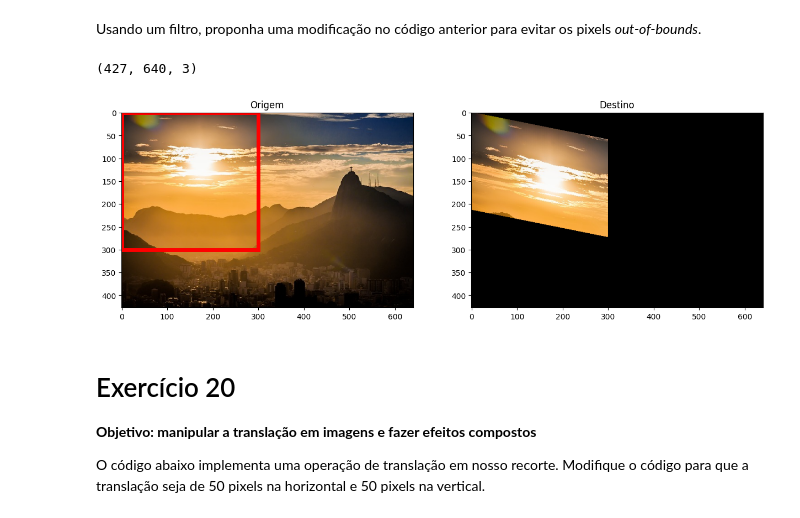
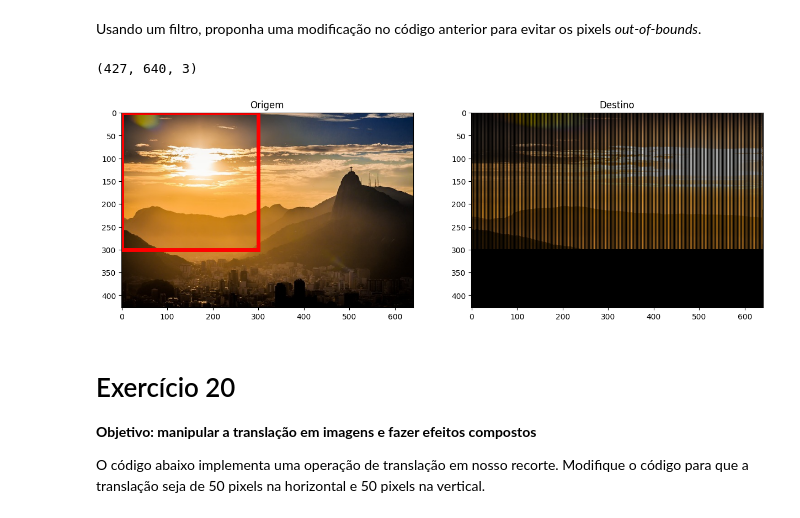
Before and after one commit to LuccaHiratsuca/AlgLin23-2, a Jupyter notebook: notebooks/03-geometria_analitica.ipynb, the cells around one changed output. Drawn from its saved outputs; the diff is of its cells as text; code cells hidden in the pictures.

```diff
--- a/notebooks/03-geometria_analitica.ipynb
+++ b/notebooks/03-geometria_analitica.ipynb
@@ -989,38 +997,45 @@ Usando um filtro, proponha uma modificação no código anterior para evitar os
 # %%
 image = mpimg.imread("rio_de_janeiro.jpg")
 image_ = np.zeros_like(image)
 
 X = criar_indices(0, 300, 0, 300)
 
-filto = X[0,:] < 214
-X = X[:,filto]
-
-# A = np.array([[1, 0], [0, 1]])
-# A = np.array([[0, 1], [1, 0]])
-A = np.array([[1, 0.2], [0, 1]])
-# A = np.array([[1, 0], [0, 3]])# Erro: Ao chegar no indice 214, ao multiplica-los por 3, passa do limite de 600 pixels.
+A = np.array([[1, 0], [0, 3]])# Erro: CORRIGIDO
 
 
 Xd = A @ X
 Xd = Xd.astype(int)
+
+# Opção 1:
+# filtro = (Xd[0,:] < image.shape[0]) & (Xd[1,:] < image.shape[1]) & (Xd[0,:] >= 0) & (Xd[1,:] >= 0)
+# Xd = Xd[:,filtro]
+# X = X[:,filtro]
+
+# Opção 2:
+X[0,:] = np.clip(X[0,:], 0, image.shape[0]-1)
+X[1,:] = np.clip(X[1,:], 0, image.shape[1]-1)
+Xd[0,:] = np.clip(Xd[0,:], 0, image.shape[0]-1)
+Xd[1,:] = np.clip(Xd[1,:], 0, image.shape[1]-1)
+
+
 
 image_[Xd[0,:], Xd[1,:], :] = image[X[0,:], X[1,:], :]
 
 print(image_.shape)
 plt.figure(figsize=(15,15))
 plt.subplot(1,2,1)
 plt.imshow(image)
 # Adiciona o retângulo indicando a área que foi recortada:
 plt.gca().add_patch(Rectangle((0,0),300,300,linewidth=5,edgecolor='r',facecolor='none'))
 
 plt.title('Origem')
 plt.subplot(1,2,2)
 plt.imshow(image_)
 plt.title('Destino')
 plt.show()
 # %% [output]
 (427, 640, 3)
-[figure, old version]
+[figure, new version]
 # %% [markdown]
 # Exercício 20
 **Objetivo: manipular a translação em imagens e fazer efeitos compostos**
```
Also changed, not shown: parts of 9 cells of this notebook, 1 other file.
